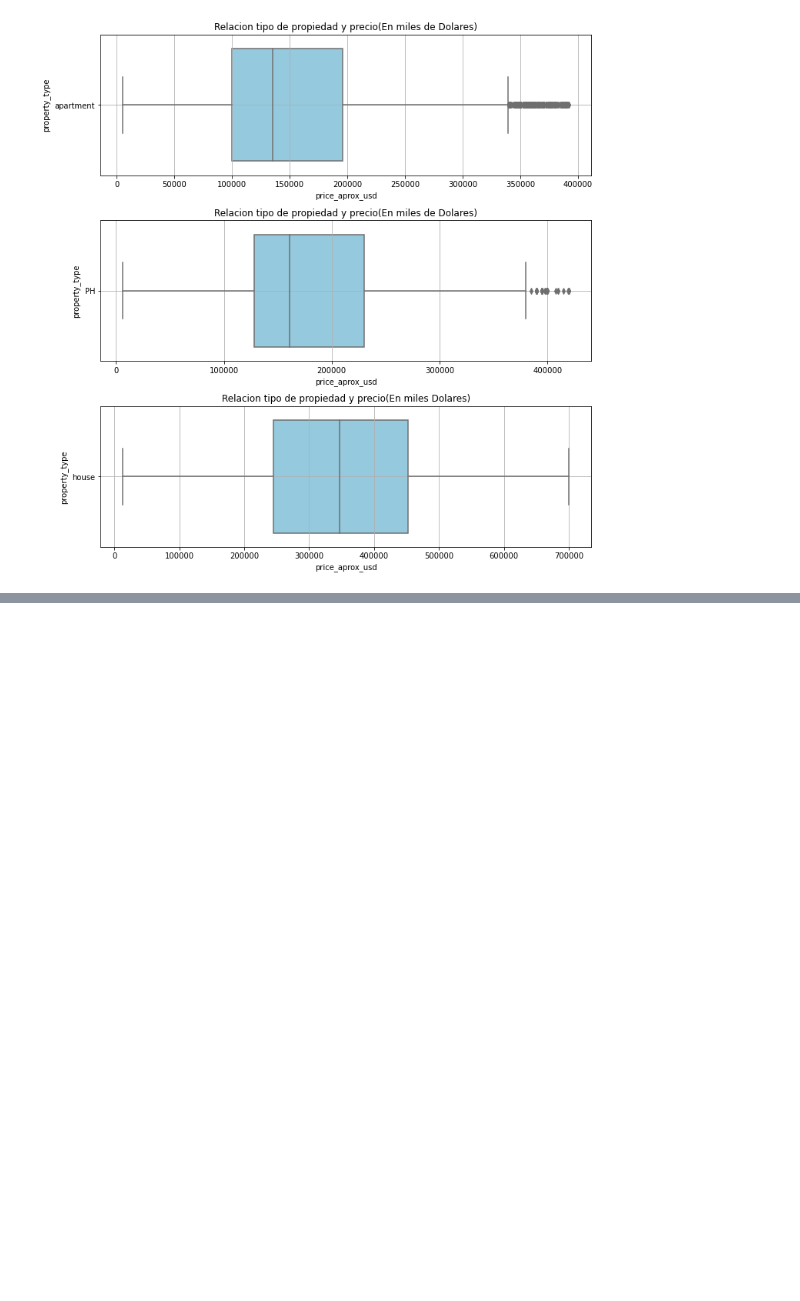
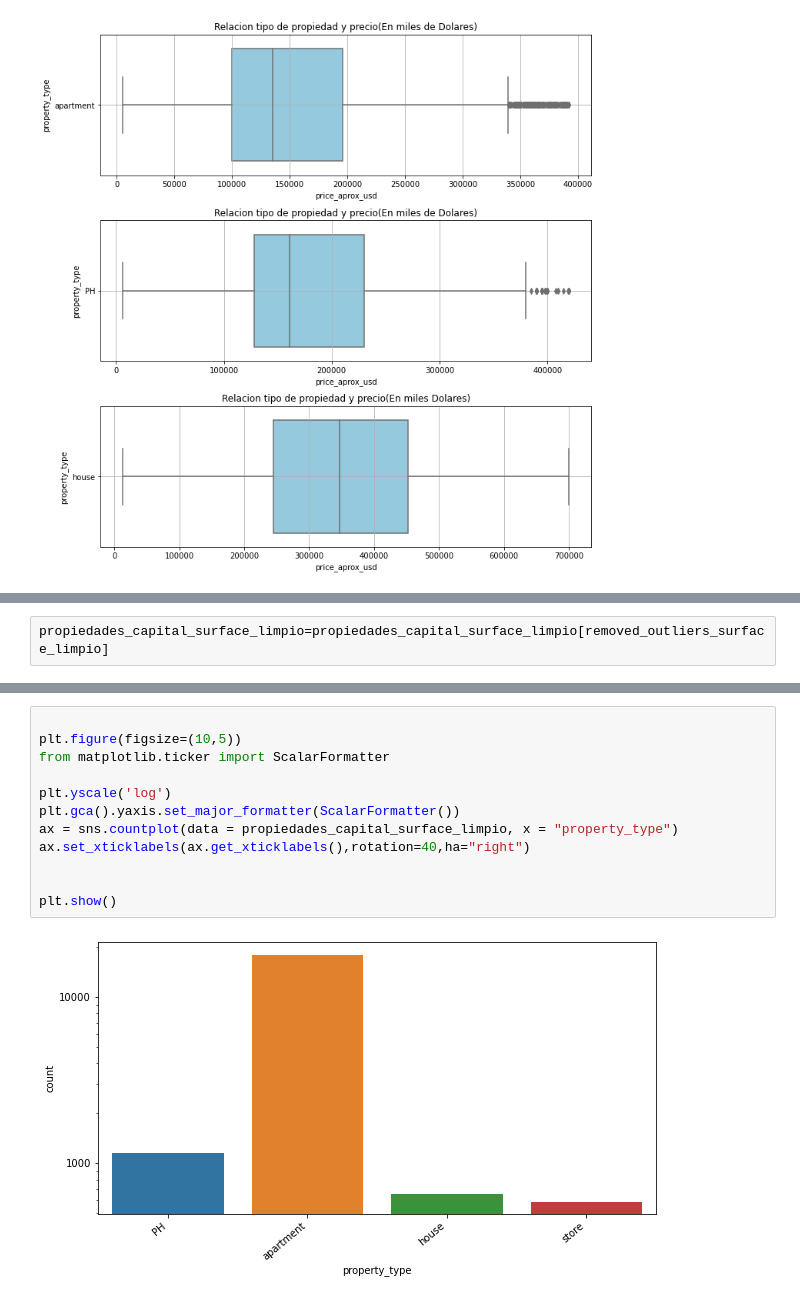
Before and after one commit to edgarevalo/DH-Workshop, a Jupyter notebook: Notebook limpio - comentado - no-modificar.ipynb, the cells around one changed output, grey strips where cells are left out. Saved outputs shown, nothing was run; the diff lists cells and outputs as text; blank space fills up the shorter version.

```diff
--- a/Notebook limpio - comentado - no-modificar.ipynb
+++ b/Notebook limpio - comentado - no-modificar.ipynb
@@ -370,0 +360,2 @@ plt.show()
+# %%
+propiedades_capital_surface_limpio=propiedades_capital_surface_limpio[removed_outliers_surface_limpio]
@@ -370,0 +379,14 @@ plt.show()
+# %%
+
+plt.figure(figsize=(10,5))
+from matplotlib.ticker import ScalarFormatter
+
+plt.yscale('log')
+plt.gca().yaxis.set_major_formatter(ScalarFormatter())
+ax = sns.countplot(data = propiedades_capital_surface_limpio, x = "property_type")
+ax.set_xticklabels(ax.get_xticklabels(),rotation=40,ha="right")
+
+
+plt.show()
+# %% [output]
+[figure, added]
```
Also changed, not shown: parts of 20 cells of this notebook.
